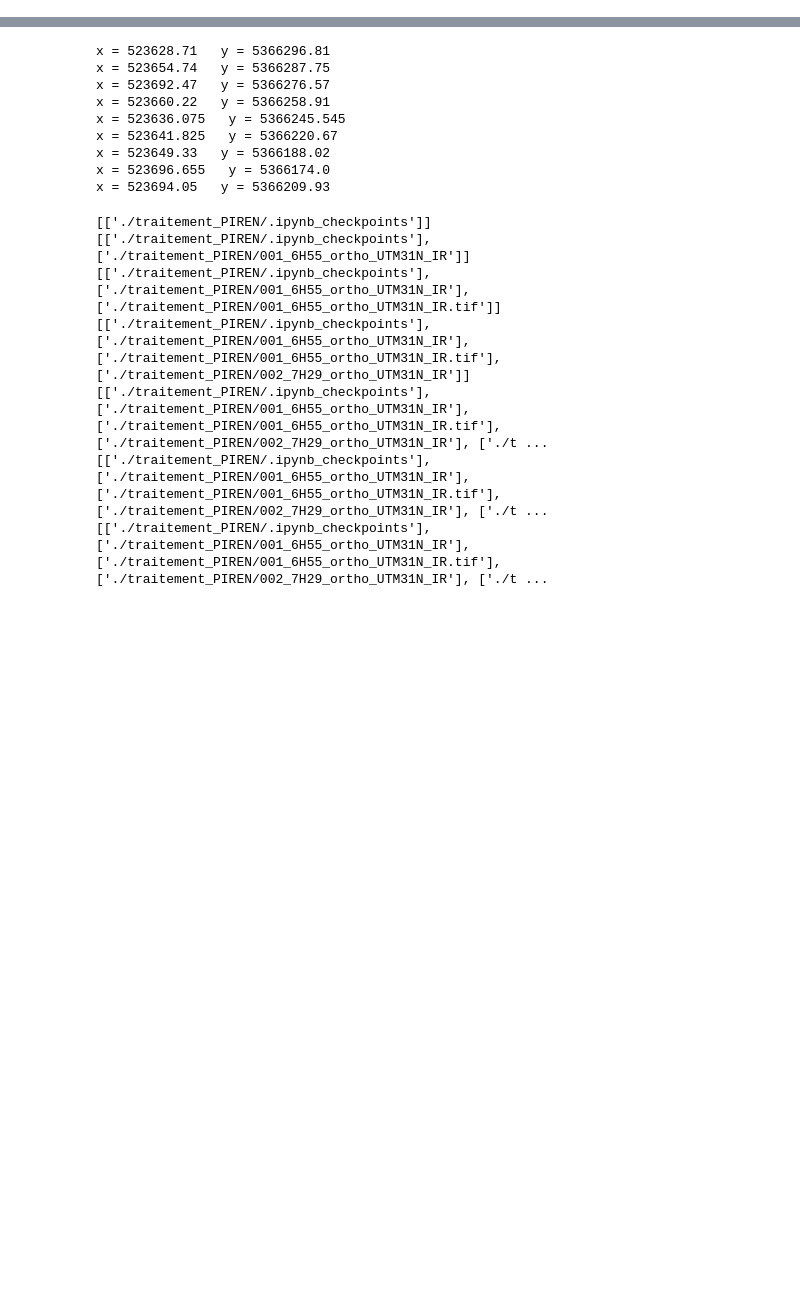
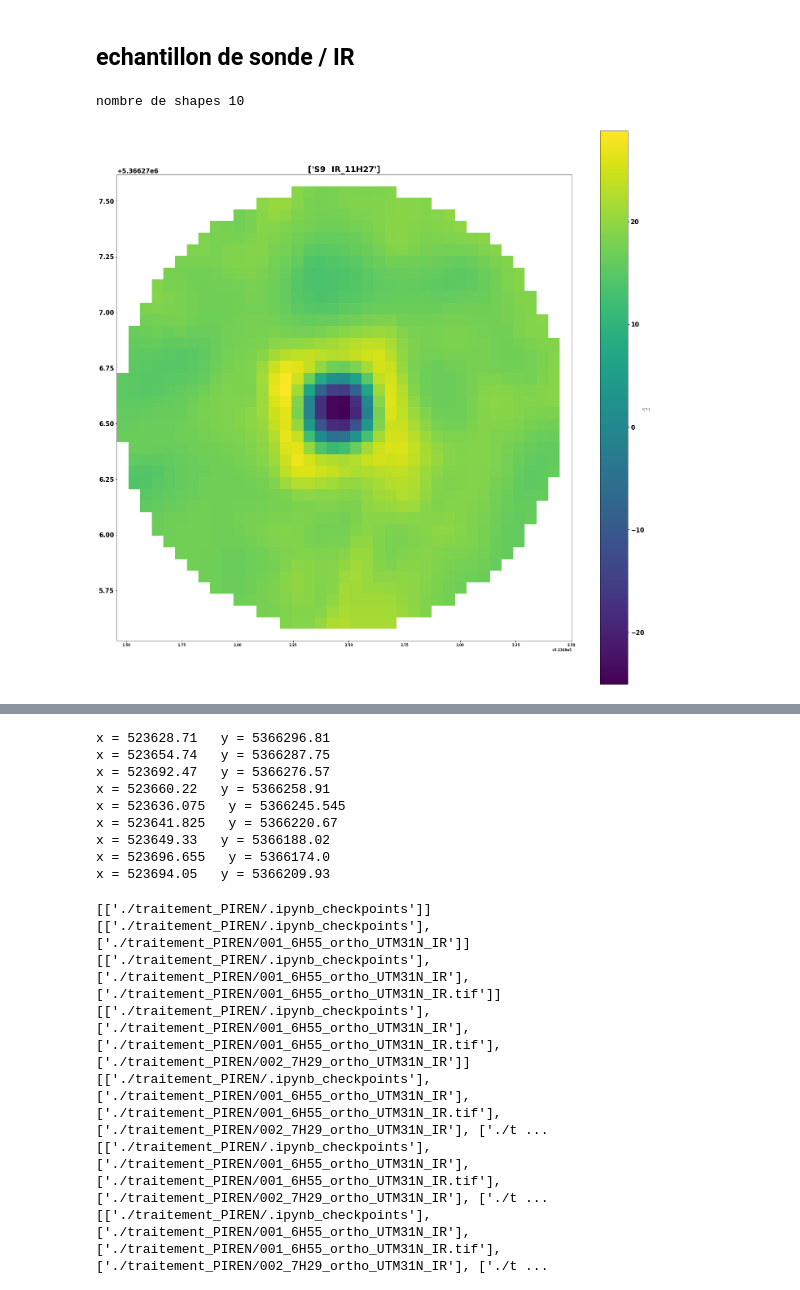
Before and after one commit to a-ayari03/UAV-PIREN, a Jupyter notebook: Main_AA_lecture_IR.ipynb, the cells around one changed output, grey strips where cells are left out. Saved outputs shown, nothing was run; the diff lists cells and outputs as text; code cells hidden in the pictures; blank space fills up the shorter version.

```diff
--- a/Main_AA_lecture_IR.ipynb
+++ b/Main_AA_lecture_IR.ipynb
@@ -43,0 +121,80 @@ len(Shape_to_json)
+# %% [markdown]
+## echantillon de sonde / IR
+# %%
+#Methode pour discriminer des IRs
+
+request_IR = ['IR_11H27']
+request_sensor = ["S9"]
+requested_IR = Piren_IR[request_IR]
+
+
+## creation d'un rayon de taille r autour des sensors
+ls_sensor = Sensor_coord["SensorName"] # : toutes les sondes
+ls_coord_circle,Shape_to_json,circle_name = circle_sensor(ls_sensor,Sensor_coord)
+
+#Creat a shape in GeoJSON format in order to be read with rio and
+#serve as mask to crop selected area in the shape
+
+shapes,shapes_names = circle_to_shape(ls_coord_circle,Shape_to_json,circle_name)
+
+requested_names  =  []
+requested_shapes =  []
+requested_ls_coord_circle = []
+for i,names in enumerate(shapes_names) :
+    for k in range(len(request_sensor)) :
+        if names == request_sensor[k] :
+            requested_names.append(names)
+            requested_shapes.append(shapes[i])
+            requested_ls_coord_circle.append(ls_coord_circle[i])
+
+## Creation de mask pour plusieurs images IR
+requested_ls_mask_image, requested_ls_out_transform= IR_mask(requested_IR.loc["IR_src"],requested_shapes,requested_ls_coord_circle)
+#Methode pour discriminer des sondes
+
+## Plot d'un echantillon i = IR , k = Sondes
+lim_min = -10
+lim_max = 20
+len_IR = len(requested_ls_mask_image)
+len_shapes = len(requested_shapes)
+step = 1
+
+SMALL_SIZE = 8
+MEDIUM_SIZE = 15
+BIGGER_SIZE = 20
+
+plt.rc('font', size=SMALL_SIZE)          # controls default text sizes
+plt.rc('axes', titlesize=BIGGER_SIZE)     # fontsize of the axes title !!!
+plt.rc('axes', labelsize=SMALL_SIZE)    # fontsize of the x and y labels
+plt.rc('xtick', labelsize=SMALL_SIZE)    # fontsize of the tick labels
+plt.rc('ytick', labelsize=MEDIUM_SIZE)    # fontsize of the tick labels
+plt.rc('legend', fontsize=SMALL_SIZE)    # legend fontsize
+plt.rc('figure', titlesize=BIGGER_SIZE)  # fontsize of the figure title
+
+
+if len_IR == 1 and len_shapes == 1 :
+
+    fig_IR,axtemp=plt.subplots(1,figsize=(25,25))
+
+    for i in range(len_IR) :
+        for k,mask_image in enumerate(requested_ls_mask_image[i]) :
+            sub_fig = axtemp.imshow(mask_image[0],cmap ='viridis')#,vmin = lim_min,vmax = lim_max)
+            sub =show(mask_image, transform= requested_ls_out_transform[i],
+                ax=axtemp,title=[requested_names[k]+'  '+request_IR[i]])#,vmin = lim_min,vmax = lim_max)
+
+            sub_fig_colorbar=fig_IR.colorbar(sub_fig,ax = axtemp)
+            sub_fig_colorbar.set_label('T(°C)', rotation=0)
+else :
+
+        fig_IR,axtemp=plt.subplots(len_IR,len_shapes,figsize=(25,25))
+
+        for i in range(len_IR) :
+            for k,mask_image in enumerate(requested_ls_mask_image[i]) :
+                sub_fig = axtemp[i,k].imshow(mask_image[0],cmap ='viridis')#,vmin = lim_min,vmax = lim_max)
+                sub =show(mask_image, transform= requested_ls_out_transform[i],
+                    ax=axtemp[i,k],title=[requested_names[k]+'  '+request_IR[i]])#,vmin = lim_min,vmax = lim_max)
+
+                sub_fig_colorbar=fig_IR.colorbar(sub_fig,ax = axtemp[i,k])
+                sub_fig_colorbar.set_label('T(°C)', rotation=0)
+# %% [output]
+nombre de shapes 10
+[figure, added]
```
Also changed, not shown: parts of 43 cells of this notebook, 11 other files.
